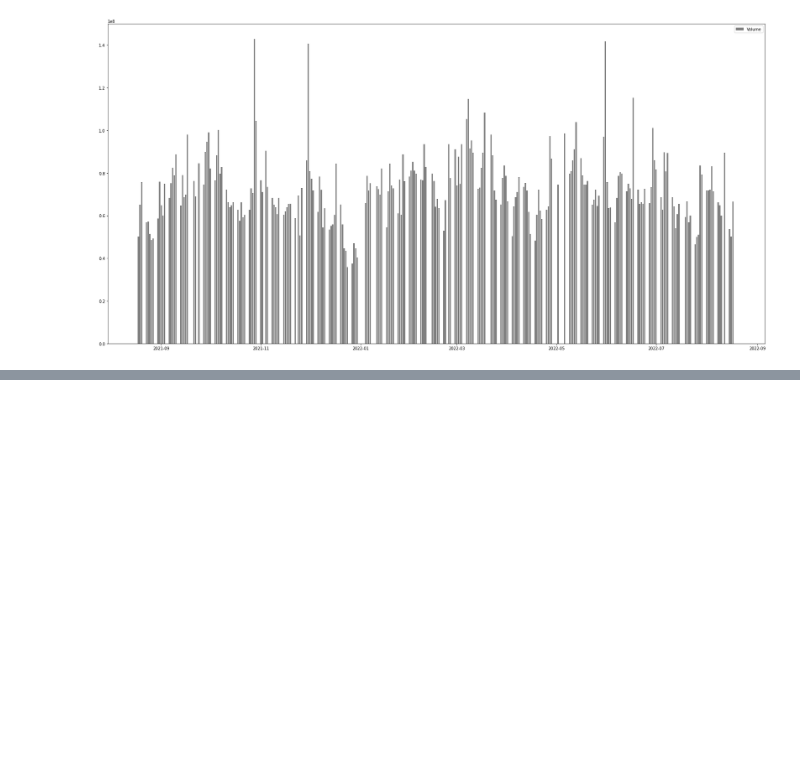
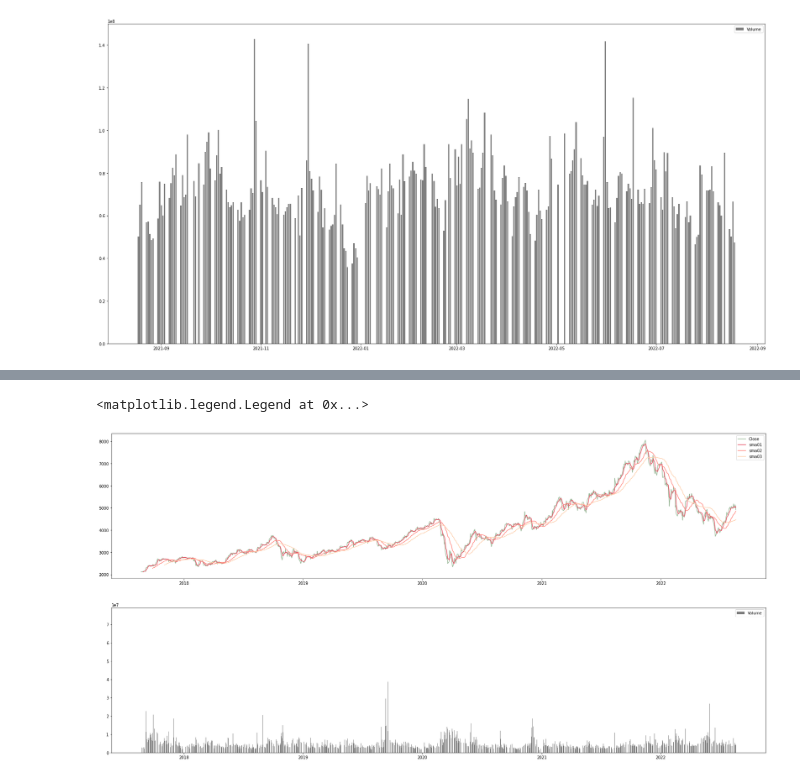
Before and after one commit to ta-commits/ta, a Jupyter notebook: Test.ipynb, the cells around one changed output, grey strips where cells are left out. Drawn from its saved outputs; the diff is of its cells as text; code cells hidden in the pictures; blank space fills up the shorter version.

```diff
--- a/Test.ipynb
+++ b/Test.ipynb
@@ -224,0 +316,28 @@ company_code = '42600.JP'
+# %%
+#リクルートホールディングス
+date=df.index
+price=df['Close']
+
+span01=5
+span02=25
+span03=50
+
+df['sma01'] = price.rolling(window=span01).mean()
+df['sma02'] = price.rolling(window=span02).mean()
+df['sma03'] = price.rolling(window=span03).mean()
+
+plt.figure(figsize=(30, 15))
+plt.subplot(2,1,1)
+
+plt.plot(date,price,label='Close',color='#99b898')
+plt.plot(date,df['sma01'],label='sma01',color='#e84a5f')
+plt.plot(date,df['sma02'],label='sma02',color='#ff847c')
+plt.plot(date,df['sma03'],label='sma03',color='#feceab')
+plt.legend()
+
+plt.subplot(2,1,2)
+plt.bar(date,df['Volume'],label='Volume',color='gray')
+plt.legend()
+# %% [output]
+<matplotlib.legend.Legend at 0x...>
+[figure, added]
```
Also changed, not shown: parts of 23 cells of this notebook.
